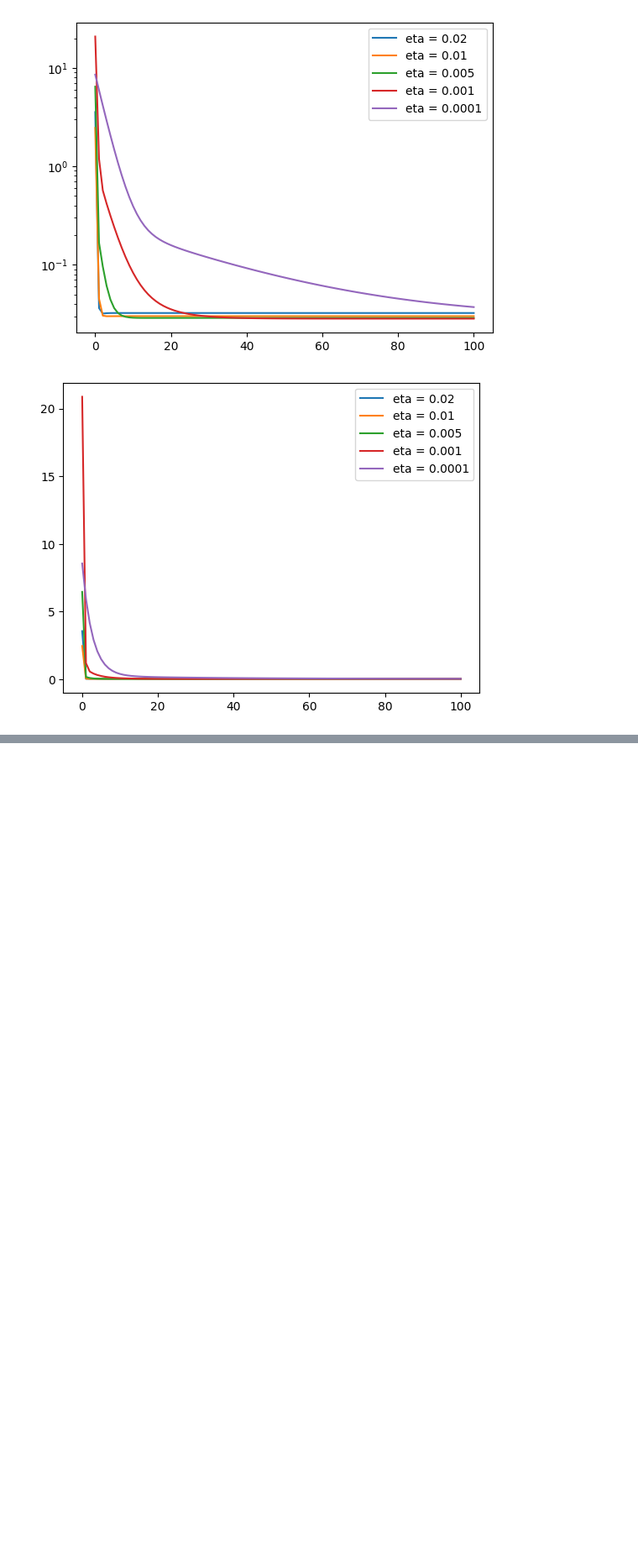
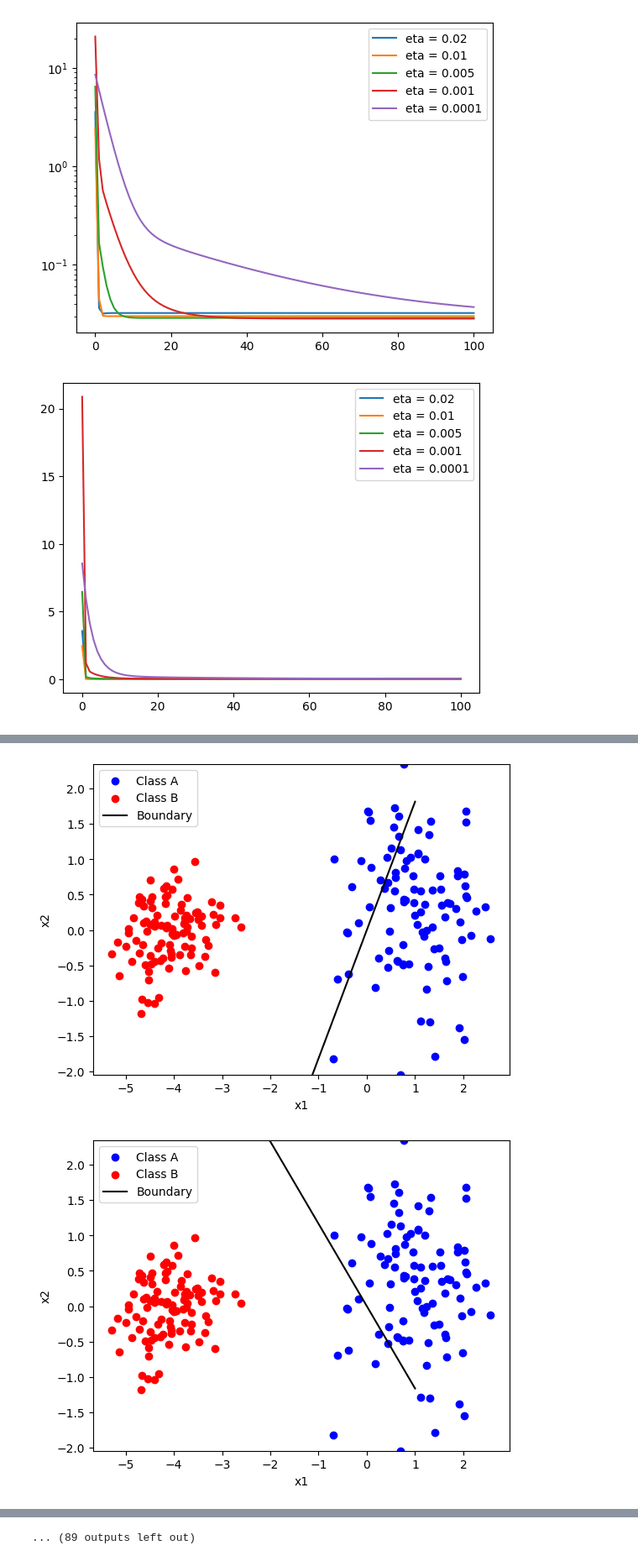
Before and after one commit to sebastians1999/DD2437_ANNs, a Jupyter notebook: lab_1/main.ipynb, the cells around one changed output, grey strips where cells are left out. Shown at 84% size. Cells and saved outputs as stored; diff of their text form; code cells hidden in the pictures; blank space fills up the shorter version.

```diff
--- a/lab_1/main.ipynb
+++ b/lab_1/main.ipynb
@@ -261,0 +281,3 @@ plt.show()
+# %%
+patterns_shuffled_wo_bias = patterns_shuffled[0:2, :]
+print(patterns_shuffled_wo_bias.shape)
@@ -261,0 +289,6 @@ plt.show()
+# %%
+# Without the b
+w, counter = perceptron_rule(x=patterns_shuffled_wo_bias, y=targetsPerc_shuffled, create_plot=True)
+# %% [output]
+[figure, added]
+[figure, added]
@@ -261,0 +305 @@ plt.show()
+... (89 outputs left out)
```
Also changed, not shown: parts of 9 cells of this notebook.
